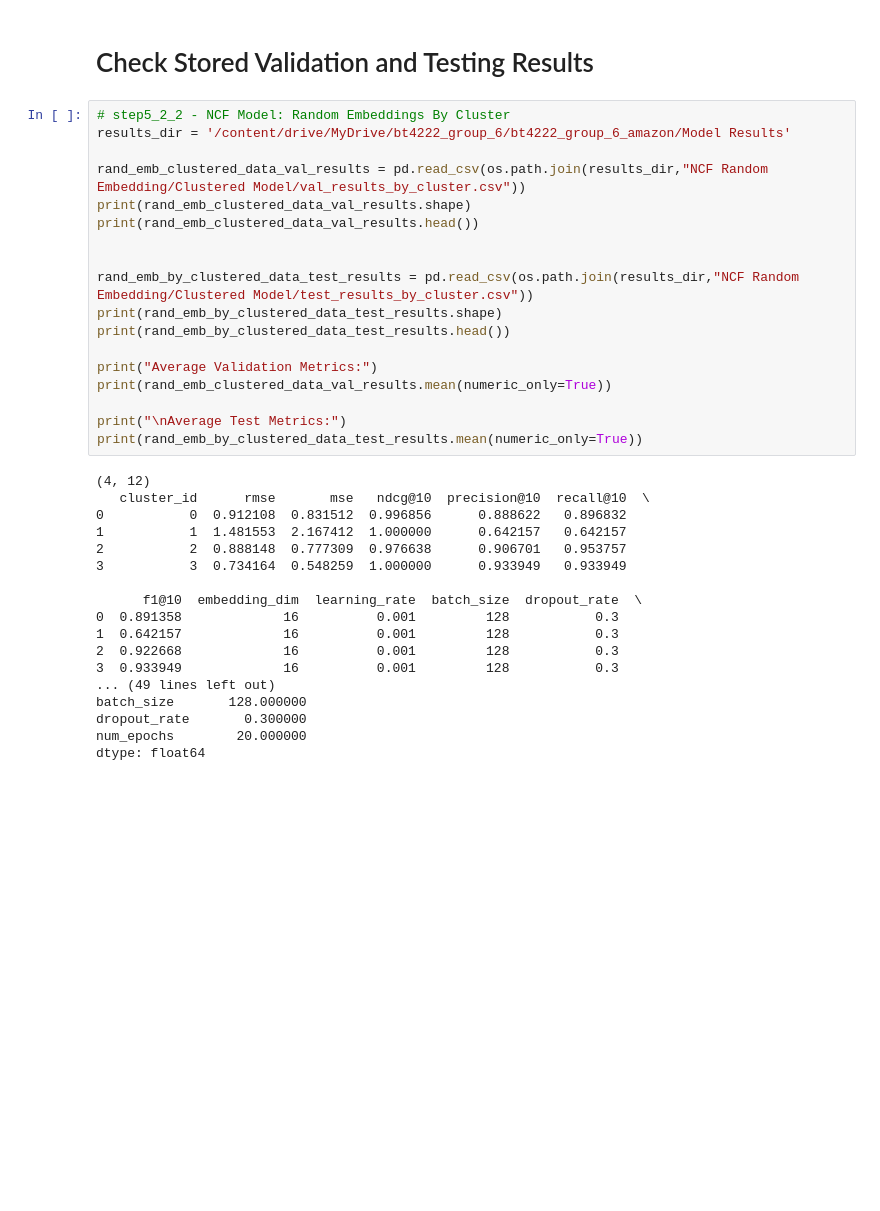
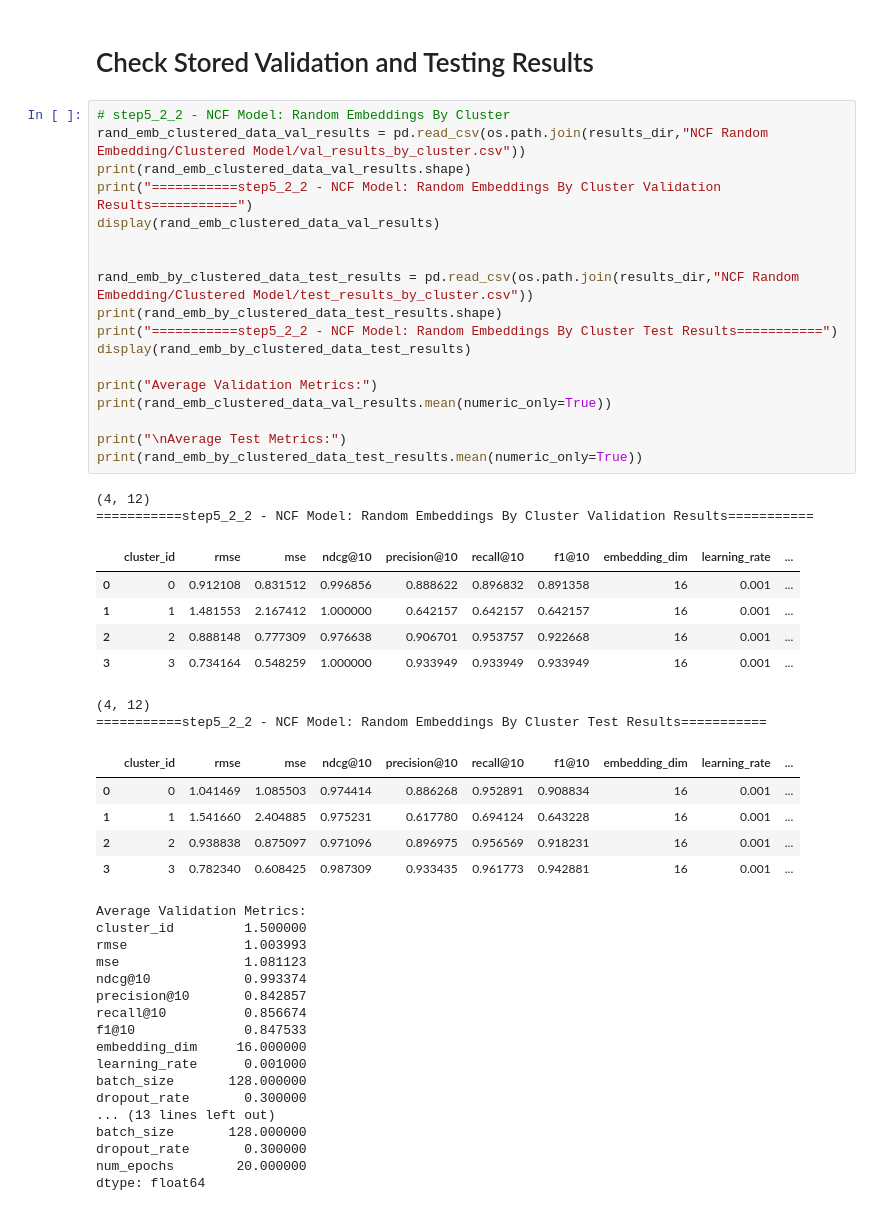
Before and after one commit to prppy/bt4222_group_6_amazon, a Jupyter notebook: notebooks/step5_2_2 - NCF Model_ Random Embeddings By Cluster.ipynb, the cells around one changed output. Saved outputs shown, nothing was run; the diff lists cells and outputs as text; blank space fills up the shorter version.

```diff
--- a/notebooks/step5_2_2 - NCF Model_ Random Embeddings By Cluster.ipynb
+++ b/notebooks/step5_2_2 - NCF Model_ Random Embeddings By Cluster.ipynb
@@ -523,37 +523,51 @@ Cluster 3, MSE: 0.6084, RMSE: 0.7823400497436523, NDCG@10: 0.9873088830412949, P
 # Check Stored Validation and Testing Results
 # %%
 # step5_2_2 - NCF Model: Random Embeddings By Cluster
-results_dir = '/content/drive/MyDrive/bt4222_group_6/bt4222_group_6_amazon/Model Results'
-
 rand_emb_clustered_data_val_results = pd.read_csv(os.path.join(results_dir,"NCF Random Embedding/Clustered Model/val_results_by_cluster.csv"))
 print(rand_emb_clustered_data_val_results.shape)
-print(rand_emb_clustered_data_val_results.head())
+print("===========step5_2_2 - NCF Model: Random Embeddings By Cluster Validation Results===========")
+display(rand_emb_clustered_data_val_results)
 
 
 rand_emb_by_clustered_data_test_results = pd.read_csv(os.path.join(results_dir,"NCF Random Embedding/Clustered Model/test_results_by_cluster.csv"))
 print(rand_emb_by_clustered_data_test_results.shape)
-print(rand_emb_by_clustered_data_test_results.head())
+print("===========step5_2_2 - NCF Model: Random Embeddings By Cluster Test Results===========")
+display(rand_emb_by_clustered_data_test_results)
 
 print("Average Validation Metrics:")
 print(rand_emb_clustered_data_val_results.mean(numeric_only=True))
 
 print("\nAverage Test Metrics:")
 print(rand_emb_by_clustered_data_test_results.mean(numeric_only=True))
 # %% [output]
 (4, 12)
-   cluster_id      rmse       mse   ndcg@10  precision@10  recall@10  \
-0           0  0.912108  0.831512  0.996856      0.888622   0.896832
-1           1  1.481553  2.167412  1.000000      0.642157   0.642157
-2           2  0.888148  0.777309  0.976638      0.906701   0.953757
-3           3  0.734164  0.548259  1.000000      0.933949   0.933949
-
-      f1@10  embedding_dim  learning_rate  batch_size  dropout_rate  \
-0  0.891358             16          0.001         128           0.3
-1  0.642157             16          0.001         128           0.3
-2  0.922668             16          0.001         128           0.3
-3  0.933949             16          0.001         128           0.3
-... (49 lines left out)
-batch_size       128.000000
-dropout_rate       0.300000
-num_epochs        20.000000
-dtype: float64
+===========step5_2_2 - NCF Model: Random Embeddings By Cluster Validation Results===========
+|  | cluster_id | rmse | mse | ndcg@10 | precision@10 | recall@10 | f1@10 | embedding_dim | learning_rate | ... |
+| 0 | 0 | 0.912108 | 0.831512 | 0.996856 | 0.888622 | 0.896832 | 0.891358 | 16 | 0.001 | ... |
+| 1 | 1 | 1.481553 | 2.167412 | 1.000000 | 0.642157 | 0.642157 | 0.642157 | 16 | 0.001 | ... |
+| 2 | 2 | 0.888148 | 0.777309 | 0.976638 | 0.906701 | 0.953757 | 0.922668 | 16 | 0.001 | ... |
+| 3 | 3 | 0.734164 | 0.548259 | 1.000000 | 0.933949 | 0.933949 | 0.933949 | 16 | 0.001 | ... |
+(4, 12)
+===========step5_2_2 - NCF Model: Random Embeddings By Cluster Test Results===========
+|  | cluster_id | rmse | mse | ndcg@10 | precision@10 | recall@10 | f1@10 | embedding_dim | learning_rate | ... |
+| 0 | 0 | 1.041469 | 1.085503 | 0.974414 | 0.886268 | 0.952891 | 0.908834 | 16 | 0.001 | ... |
+| 1 | 1 | 1.541660 | 2.404885 | 0.975231 | 0.617780 | 0.694124 | 0.643228 | 16 | 0.001 | ... |
+| 2 | 2 | 0.938838 | 0.875097 | 0.971096 | 0.896975 | 0.956569 | 0.918231 | 16 | 0.001 | ... |
+| 3 | 3 | 0.782340 | 0.608425 | 0.987309 | 0.933435 | 0.961773 | 0.942881 | 16 | 0.001 | ... |
+Average Validation Metrics:
+cluster_id         1.500000
+rmse               1.003993
+mse                1.081123
+ndcg@10            0.993374
+precision@10       0.842857
+recall@10          0.856674
+f1@10              0.847533
+embedding_dim     16.000000
+learning_rate      0.001000
+batch_size       128.000000
+dropout_rate       0.300000
+... (13 lines left out)
+batch_size       128.000000
+dropout_rate       0.300000
+num_epochs        20.000000
+dtype: float64
```
Also changed, not shown: parts of 1 cell of this notebook, 40 other files.
